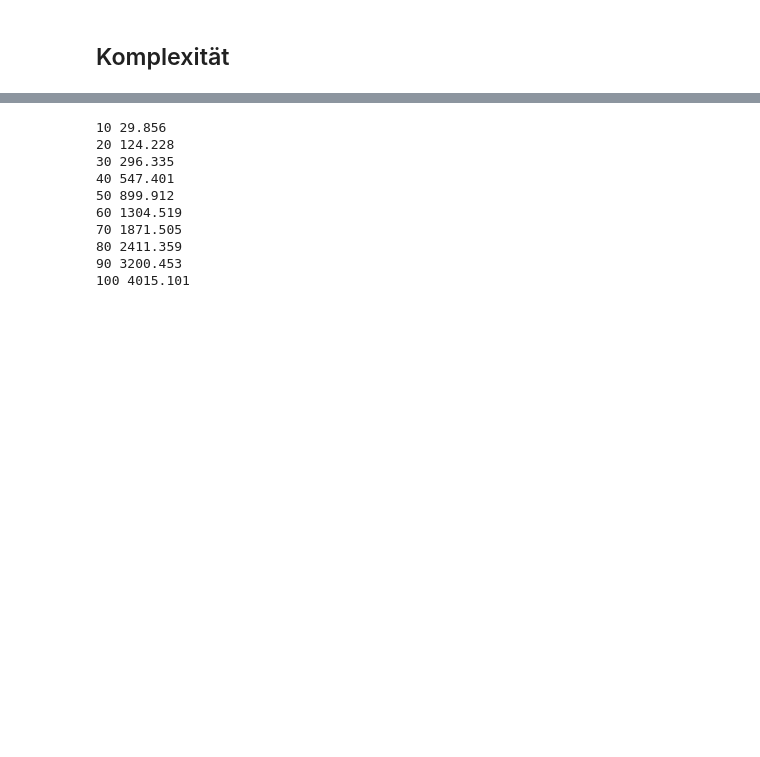
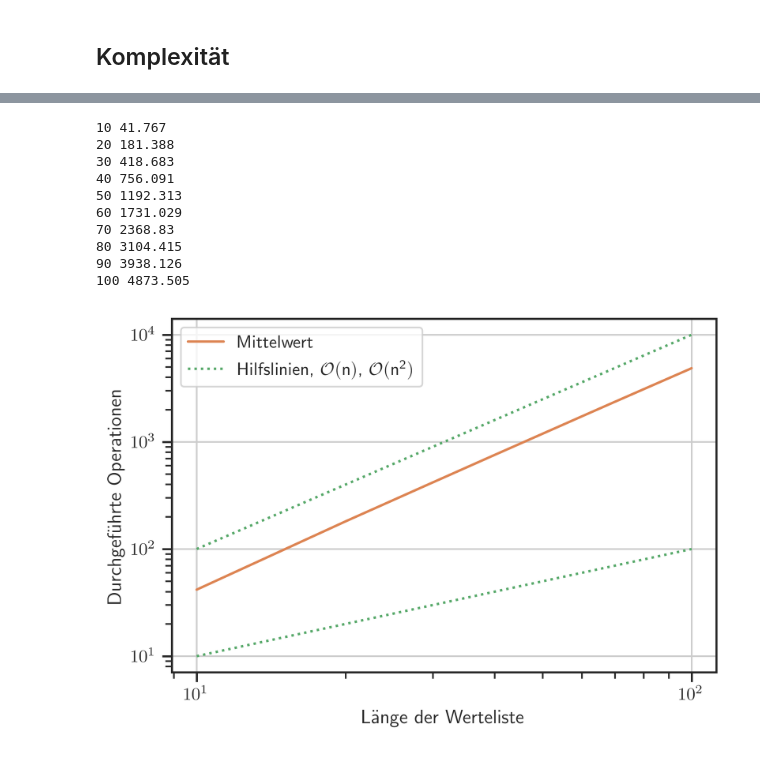
Before and after one commit to lu-kas/Vorlesung_Ingenieurinformatik, a Jupyter notebook: Content/Script/01_computer/022_eigenschaften.ipynb, the cells around one changed output, grey strips where cells are left out. Drawn from its saved outputs; the diff is of its cells as text; code cells hidden in the pictures; blank space fills up the shorter version.

```diff
--- a/Content/Script/01_computer/022_eigenschaften.ipynb
+++ b/Content/Script/01_computer/022_eigenschaften.ipynb
@@ -126,13 +190,14 @@ def analyse_sorting(sort_fnk, non_rand_p = 0.0, reps = 100):
 
     return np.array(ns), np.array(res_min), np.array(res_avg), np.array(res_max)
 # %%
-def plot_sorting(res, label):
+def plot_sorting(res, label, avg_only = False, title=None):
 
     ns, y1, y2, y3 = res
 
-    plt.plot(ns, y1, color='C0', lw=0.5)
-    plt.plot(ns, y3, color='C0', lw=0.5, label='Min / Max')
-    plt.fill_between(ns, y1, y3, alpha=0.3, color='C0')
+    if not avg_only:
+        plt.plot(ns, y1, color='C0', lw=0.5)
+        plt.plot(ns, y3, color='C0', lw=0.5, label='Min / Max')
+        plt.fill_between(ns, y1, y3, alpha=0.3, color='C0')
     plt.plot(ns, y2, color='C1', label='Mittelwert')
 
     yi1 = 1e0 * ns
@@ -148,20 +213,24 @@ def plot_sorting(res, label):
     plt.ylabel('Durchgeführte Operationen')
     plt.grid()
     plt.legend()
+    if title:
+        plt.title(title)
     plt.savefig('./bilder/{}.png'.format(label))
     plt.show()
 # %%
-res1 = analyse_sorting(sort_bubble, non_rand_p = 0.95, reps = 1000)
+res1 = analyse_sorting(sort_bubble, non_rand_p = 0.0, reps = 1000)
 # %% [output]
-10 29.856
-20 124.228
-30 296.335
-40 547.401
-50 899.912
-60 1304.519
-70 1871.505
-80 2411.359
-90 3200.453
-100 4015.101
+10 41.767
+20 181.388
+30 418.683
+40 756.091
+50 1192.313
+60 1731.029
+70 2368.83
+80 3104.415
+90 3938.126
+100 4873.505
 # %%
-plot_sorting(res1, 'bubble_p095')
+plot_sorting(res1, 'sort_selection', avg_only = True)
+# %% [output]
+[figure, added]
```
Also changed, not shown: parts of 19 cells of this notebook, 13 other files.
